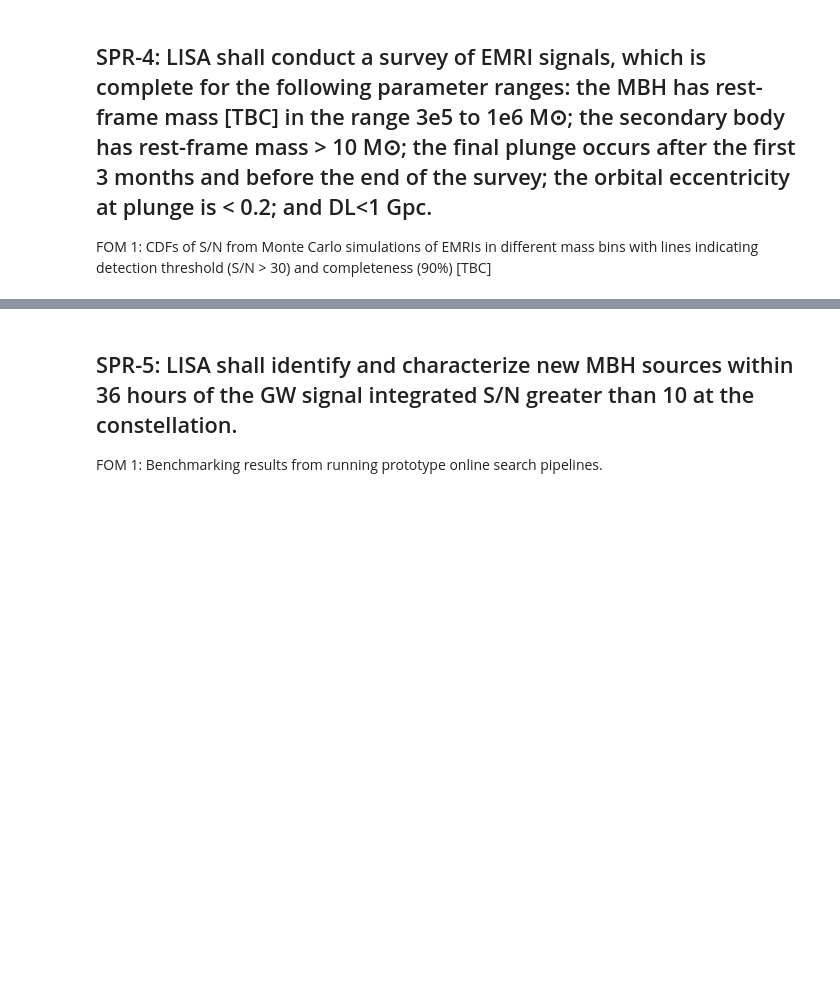
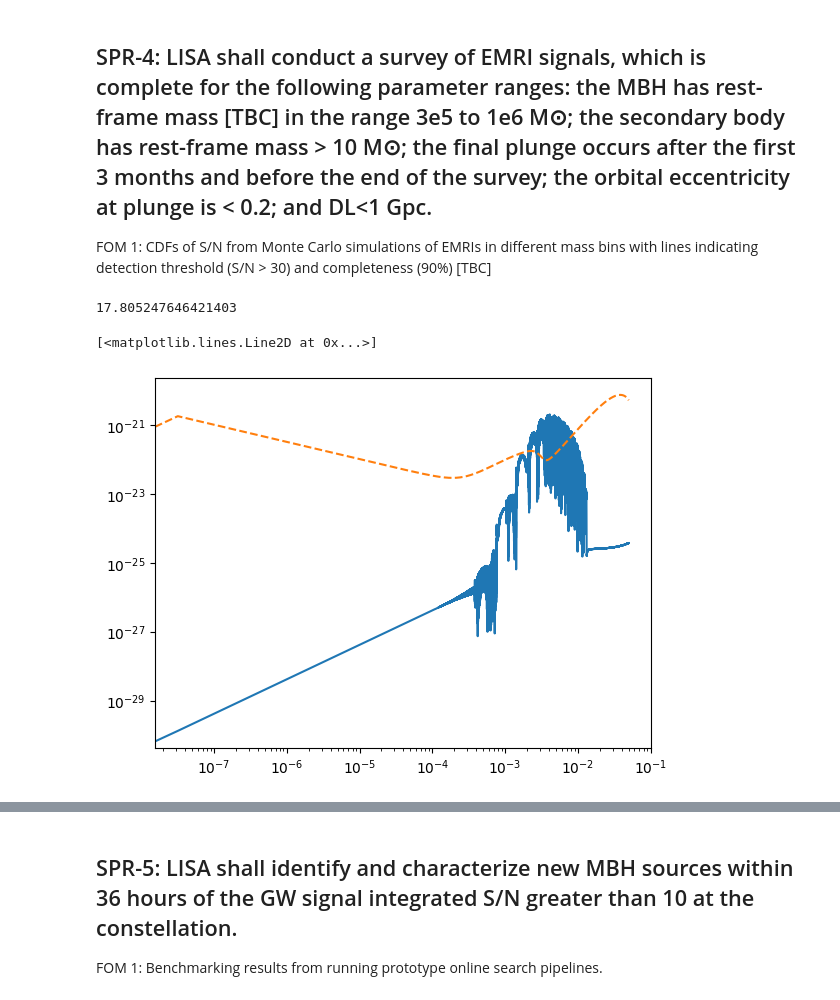
Before and after one commit to rjrosati/LISA-Project-Science-Sandbox, a Jupyter notebook: notebooks/SPR_Verification.ipynb, the cells around one changed output, grey strips where cells are left out. Cells and saved outputs as stored; diff of their text form; code cells hidden in the pictures; blank space fills up the shorter version.

```diff
--- a/notebooks/SPR_Verification.ipynb
+++ b/notebooks/SPR_Verification.ipynb
@@ -378,0 +452,30 @@ FOM 1: CDFs of S/N from Monte Carlo simulations of EMRIs in different mass bins
+# %%
+M = 1e6
+mu = 1e1
+a = 0.2
+p0 = 7.0  # will integrate backwards (see below for getting separatrix)
+e0 = 0.2
+x0 = 1.0
+dist = 3.0
+phiS = 0.4423
+qS = 0.523023
+qK = 0.8923123
+phiK = 0.1221209312
+Phi_phi0 = 0.1231232
+Phi_theta0 = 4.234903824
+Phi_r0 = 3.230923
+
+emri_injection_params = np.array(
+    [M, mu, a, p0, e0, x0, dist, qS, phiS, qK, phiK, Phi_phi0, Phi_theta0, Phi_r0]
+)
+
+fn = np.fft.rfftfreq(Nobs, dt)
+print(calculators["emri"].get_snr(*emri_injection_params))
+emri_freqs = np.fft.rfftfreq(calculators["emri"].last_output[0].shape[0], calculators["emri"].aet_template_gen.dt)
+Sn = get_sensitivity(emri_freqs, model=scirdv1, sens_fn=A1TDISens, **psd_kwargs)
+plt.loglog(emri_freqs, emri_freqs * np.abs(np.fft.rfft(calculators["emri"].last_output[0])) * calculators["emri"].aet_template_gen.dt, c=f"C0")
+plt.loglog(emri_freqs, np.sqrt(emri_freqs) * (Sn) ** (1/2), c=f"C1", ls="--")
+# %% [output]
+17.805247646421403
+[<matplotlib.lines.Line2D at 0x...>]
+[figure, added]
```
Also changed, not shown: parts of 15 cells of this notebook, 6 other files.
